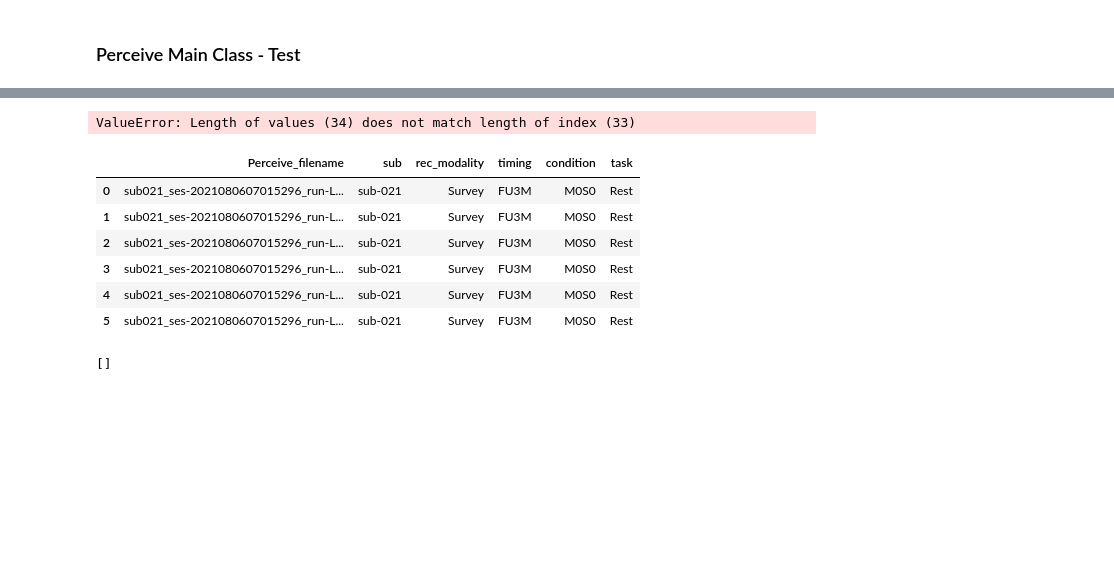
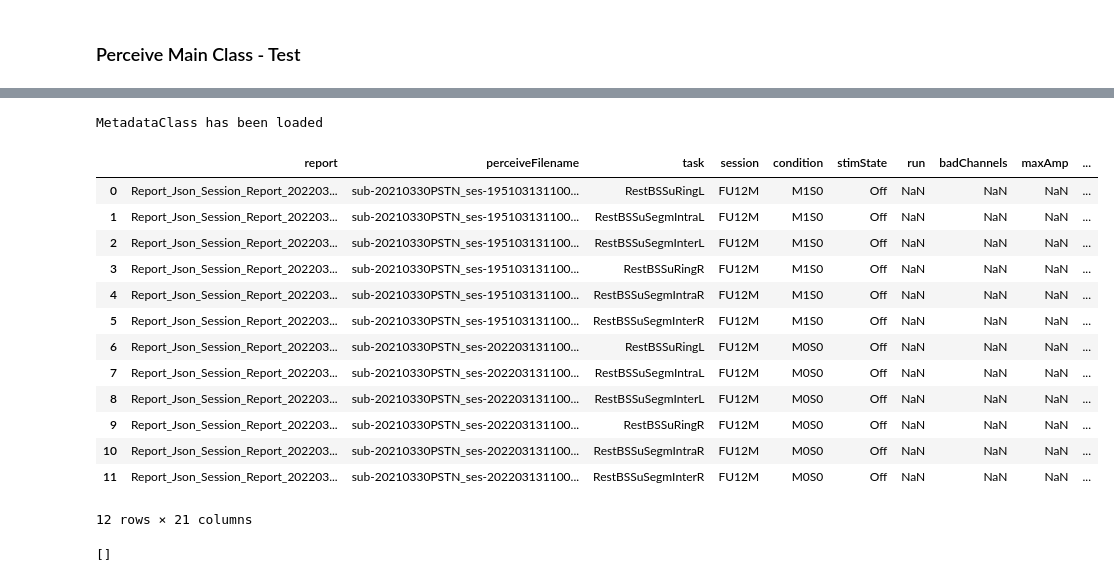
Before and after one commit to jgvhabets/PyPerceive, a Jupyter notebook: code/notebooks/percept_playground.ipynb, the cells around one changed output, grey strips where cells are left out. Cells and saved outputs as stored; diff of their text form; code cells hidden in the pictures; blank space fills up the shorter version.

Commit message:
Functional version with metadata file from JB, JK

```diff
--- a/code/notebooks/percept_playground.ipynb
+++ b/code/notebooks/percept_playground.ipynb
@@ -817,29 +944,47 @@ importlib.reload(mainclass)
-# %%
-# define an example instance and fill in the values of the dataclass PerceiveData
-# choose the values you are interested in analyzing further
-
-sub017 = mainclass.PerceiveData(
-    sub = "017",
-    incl_modalities=["Survey"],
-    incl_session = ["FU3M"],
-    incl_condition =["M0S0"],
-    incl_task = ["RestBSSuRingR"]
-    )
-# %% [output]
-ValueError: Length of values (34) does not match length of index (33)
-# %%
-# missing function: if one attribute is left out, the connection to the next Class is missing ...
-# missing function: can´t select multiple inputs simultaneously, maybe add that function later
-
-sub021.Survey.FU3M.PerceiveMetadata_selection
-# %% [output]
-|  | Perceive_filename | sub | rec_modality | timing | condition | task |
-| 0 | sub021_ses-2021080607015296_run-L... | sub-021 | Survey | FU3M | M0S0 | Rest |
-| 1 | sub021_ses-2021080607015296_run-L... | sub-021 | Survey | FU3M | M0S0 | Rest |
-| 2 | sub021_ses-2021080607015296_run-L... | sub-021 | Survey | FU3M | M0S0 | Rest |
-| 3 | sub021_ses-2021080607015296_run-L... | sub-021 | Survey | FU3M | M0S0 | Rest |
-| 4 | sub021_ses-2021080607015296_run-L... | sub-021 | Survey | FU3M | M0S0 | Rest |
-| 5 | sub021_ses-2021080607015296_run-L... | sub-021 | Survey | FU3M | M0S0 | Rest |
+# %%
+# define an example instance and fill in the values of the dataclass PerceiveData
+# choose the values you are interested in analyzing further
+
+sub017 = mainclass.PerceiveData(
+    sub = "017",
+    incl_modalities=["Survey"],
+    incl_session = ["FU12M"],
+    #incl_condition =["M1S0"],
+    #incl_task = ["RestBSSuRingR", "RestBSSuRingL"]
+    )
+
+# Funktion:
+# Eingabe nur einzelner Strings, nicht mehrfacher Str in Liste
+# bei keiner Eingabe der letzten attributes, wird default aus allen Möglichkeiten herausgegeben
+
+
+# Pitfalls:
+# bei mehreren Eingaben, funktioniert immer nur der 1.Input -> zB incl_session = ["FU3M", "PostOp", "FU12M"] -> nur FU3M funktioniert, Rest ist leer
+# wenn nichts eingegeben wurde, funktioniert immer nur der 1.Input der Default Liste! -> zB default Liste ["PostOp", "FU3M", ] -> nur PostOp funktioniert, Rest ist leer
+# missing function: if one attribute is left out, the connection to the next Class is missing ...
+# missing function: can´t select multiple inputs simultaneously, optimal would be: input List -> outcome: concatenated dataframes of multiple DF
+
+# neue Ziele:
+# immer nur einzelne str eingeben -> gezielte DF als output, neue Funktion, die einzelne DF concatenate kann
+# %% [output]
+MetadataClass has been loaded
+# %%
+sub017.Survey.FU12M.metadata_selection
+# %% [output]
+|  | report | perceiveFilename | task | session | condition | stimState | run | badChannels | maxAmp | ... |
+| 0 | Report_Json_Session_Report_202203... | sub-20210330PSTN_ses-195103131100... | RestBSSuRingL | FU12M | M1S0 | Off | NaN | NaN | NaN | ... |
+| 1 | Report_Json_Session_Report_202203... | sub-20210330PSTN_ses-195103131100... | RestBSSuSegmIntraL | FU12M | M1S0 | Off | NaN | NaN | NaN | ... |
+| 2 | Report_Json_Session_Report_202203... | sub-20210330PSTN_ses-195103131100... | RestBSSuSegmInterL | FU12M | M1S0 | Off | NaN | NaN | NaN | ... |
+| 3 | Report_Json_Session_Report_202203... | sub-20210330PSTN_ses-195103131100... | RestBSSuRingR | FU12M | M1S0 | Off | NaN | NaN | NaN | ... |
+| 4 | Report_Json_Session_Report_202203... | sub-20210330PSTN_ses-195103131100... | RestBSSuSegmIntraR | FU12M | M1S0 | Off | NaN | NaN | NaN | ... |
+| 5 | Report_Json_Session_Report_202203... | sub-20210330PSTN_ses-195103131100... | RestBSSuSegmInterR | FU12M | M1S0 | Off | NaN | NaN | NaN | ... |
+| 6 | Report_Json_Session_Report_202203... | sub-20210330PSTN_ses-202203131100... | RestBSSuRingL | FU12M | M0S0 | Off | NaN | NaN | NaN | ... |
+| 7 | Report_Json_Session_Report_202203... | sub-20210330PSTN_ses-202203131100... | RestBSSuSegmIntraL | FU12M | M0S0 | Off | NaN | NaN | NaN | ... |
+| 8 | Report_Json_Session_Report_202203... | sub-20210330PSTN_ses-202203131100... | RestBSSuSegmInterL | FU12M | M0S0 | Off | NaN | NaN | NaN | ... |
+| 9 | Report_Json_Session_Report_202203... | sub-20210330PSTN_ses-202203131100... | RestBSSuRingR | FU12M | M0S0 | Off | NaN | NaN | NaN | ... |
+| 10 | Report_Json_Session_Report_202203... | sub-20210330PSTN_ses-202203131100... | RestBSSuSegmIntraR | FU12M | M0S0 | Off | NaN | NaN | NaN | ... |
+| 11 | Report_Json_Session_Report_202203... | sub-20210330PSTN_ses-202203131100... | RestBSSuSegmInterR | FU12M | M0S0 | Off | NaN | NaN | NaN | ... |
+12 rows × 21 columns
 # %%
 
 import PerceiveImport.methods.find_folders as find_folder
```
Also changed, not shown: parts of 6 cells of this notebook, 7 other files.
